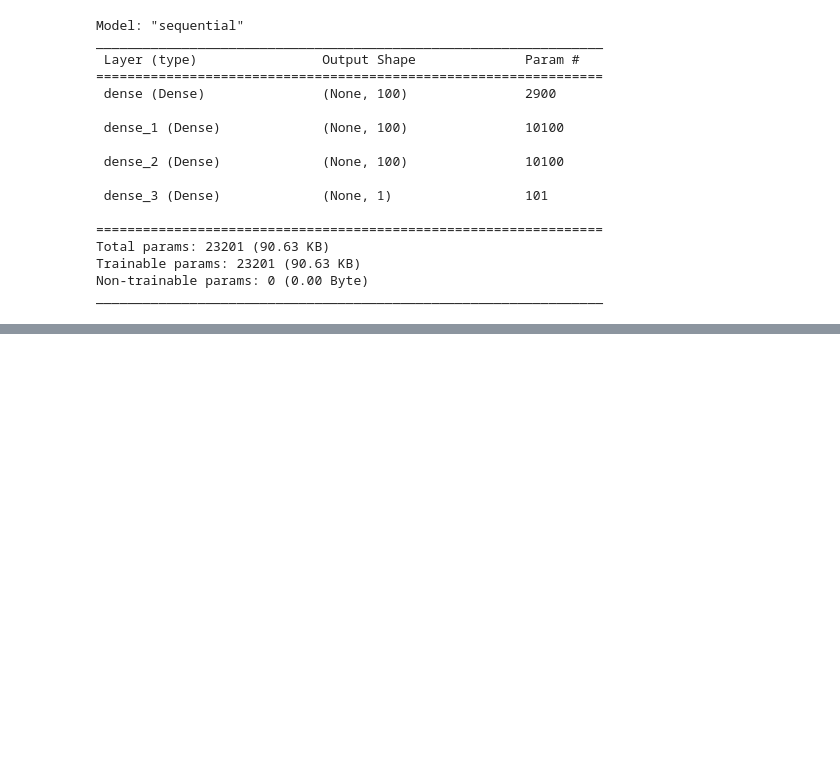
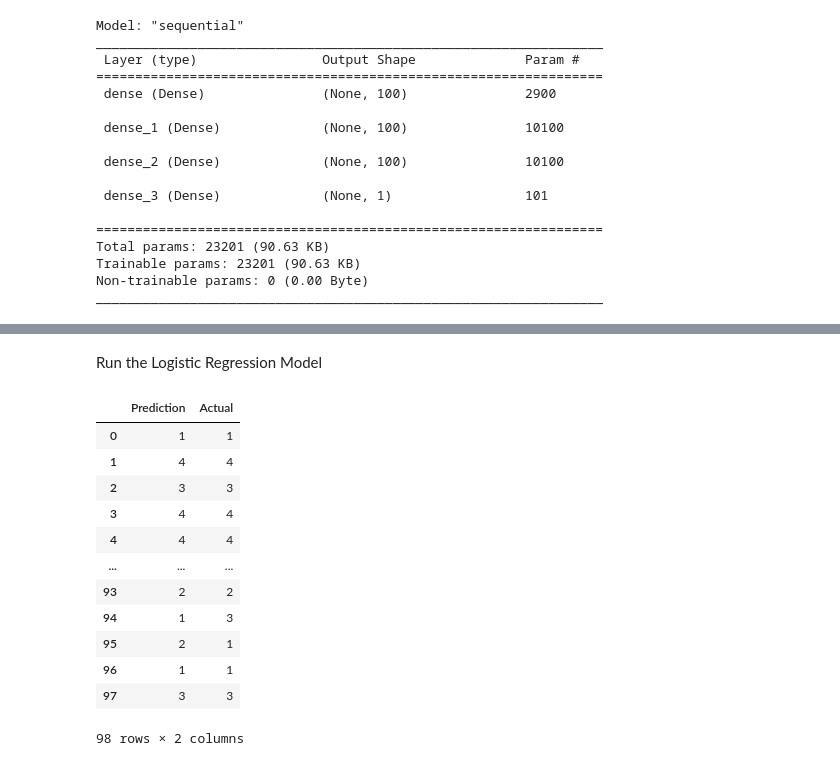
Before and after one commit to RyakDL/Project-Loan-Charge-Offs, a Jupyter notebook: RandomForests_final_v2.ipynb, the cells around one changed output, grey strips where cells are left out. Saved outputs shown, nothing was run; the diff lists cells and outputs as text; code cells hidden in the pictures; blank space fills up the shorter version.

```diff
--- a/RandomForests_final_v2.ipynb
+++ b/RandomForests_final_v2.ipynb
@@ -257,0 +301,7 @@ Loss: -58760572.0, Accuracy: 0.2551020383834839
+# %%
+# Initialize the target variable (same target for both continuous and classified features)
+y_mort = mort_bin_df["Mortgage_CO_BIN"].astype(int).values
+y_mort[:5]
+
+mort_bin_data = mort_bin_df.drop(columns= ["observation_date", "Mortgage_CO", "Mortgage_DELNQ", "GDP", "Household_DBT_Inc", "Consumer_Confidence", "FEDFUNDS", "SAVINGS_RATE_MO", "UNRATE", "Mortgage_CO_BIN"])
+X_mort = pd.get_dummies(mort_bin_data)
@@ -257,0 +310,13 @@ Loss: -58760572.0, Accuracy: 0.2551020383834839
+# %%
+## Splitting into Train and Test Sets
+X2_train, X2_test, y2_train, y2_test = train_test_split(X_mort, y_mort, random_state=78)
+
+# Create the StandardScaler instance
+scaler2 = StandardScaler()
+
+# fit data for both types
+X2_scaler = scaler2.fit(X2_train)
+
+# Scaling data
+X2_train_scaled = X2_scaler.transform(X2_train)
+X2_test_scaled = X2_scaler.transform(X2_test)
@@ -257,0 +369,28 @@ Loss: -58760572.0, Accuracy: 0.2551020383834839
+# %% [markdown]
+Run the Logistic Regression Model
+# %%
+# Create the logisitc regression instance
+from sklearn.linear_model import LogisticRegression
+# classifier1 = LogisticRegression(solver='lbfgs', random_state=1)
+classifier2 = LogisticRegression(solver='lbfgs', random_state=1)
+
+# Fit the model
+classifier2.fit(X2_train, y2_train)
+
+# Predict outcomes for test data set
+mort_predictions_reg = classifier2.predict(X2_test)
+pd.DataFrame({"Prediction": mort_predictions_reg, "Actual": y2_test})
+# %% [output]
+|  | Prediction | Actual |
+| 0 | 1 | 1 |
+| 1 | 4 | 4 |
+| 2 | 3 | 3 |
+| 3 | 4 | 4 |
+| 4 | 4 | 4 |
+| ... | ... | ... |
+| 93 | 2 | 2 |
+| 94 | 1 | 3 |
+| 95 | 2 | 1 |
+| 96 | 1 | 1 |
+| 97 | 3 | 3 |
+98 rows × 2 columns
```
Also changed, not shown: parts of 42 cells of this notebook.
